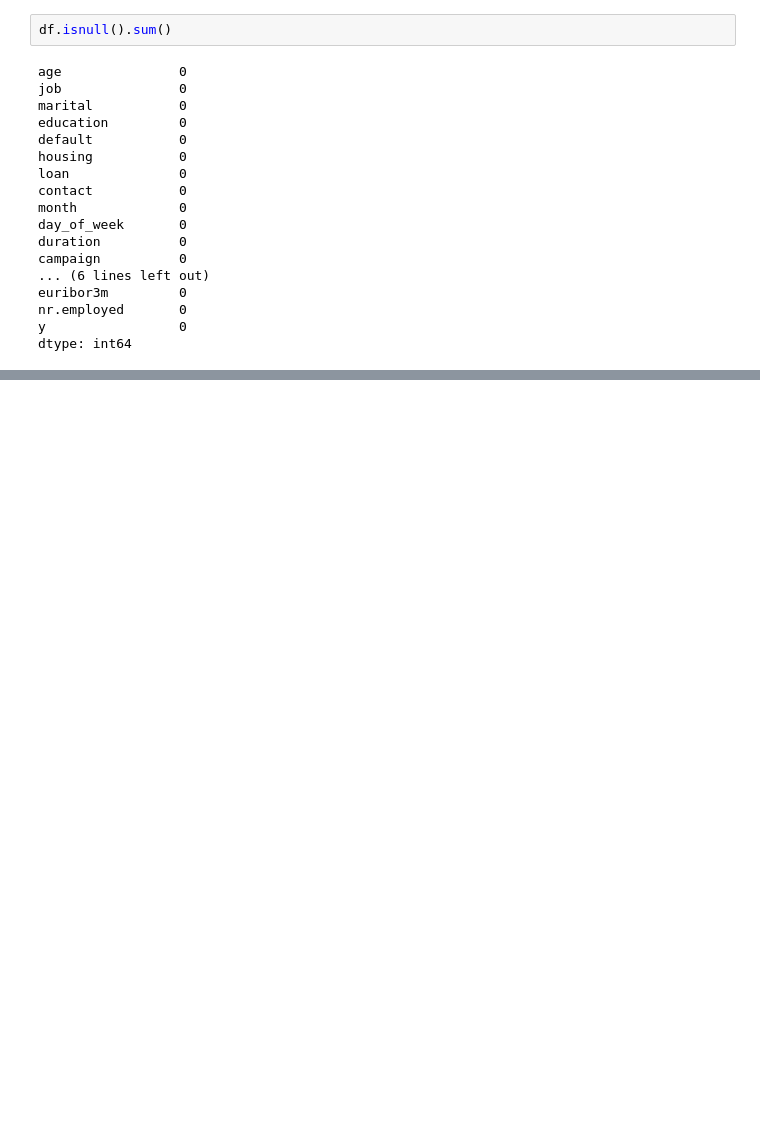
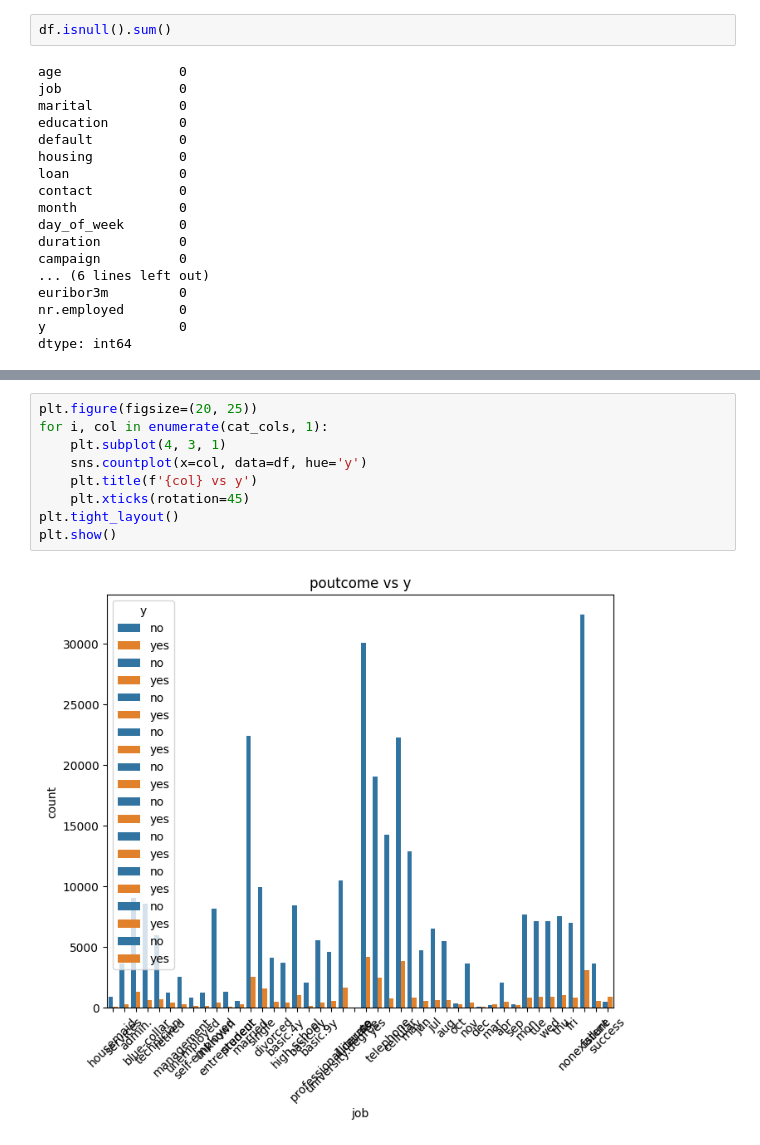
Before and after one commit to GangasrinivasKatraji/Predictive-Analysis-and-Strategic-Insights-for-Portuguese-Bank-Marketing-Campaigns, a Jupyter notebook: Outputfile.ipynb, the cells around one changed output, grey strips where cells are left out. Cells and saved outputs as stored; diff of their text form; blank space fills up the shorter version.

```diff
--- a/Outputfile.ipynb
+++ b/Outputfile.ipynb
@@ -69,0 +142,11 @@ dtype: int64
+# %%
+plt.figure(figsize=(20, 25))
+for i, col in enumerate(cat_cols, 1):
+    plt.subplot(4, 3, 1)
+    sns.countplot(x=col, data=df, hue='y')
+    plt.title(f'{col} vs y')
+    plt.xticks(rotation=45)
+plt.tight_layout()
+plt.show()
+# %% [output]
+[figure, added]
```
Also changed, not shown: parts of 13 cells of this notebook.
